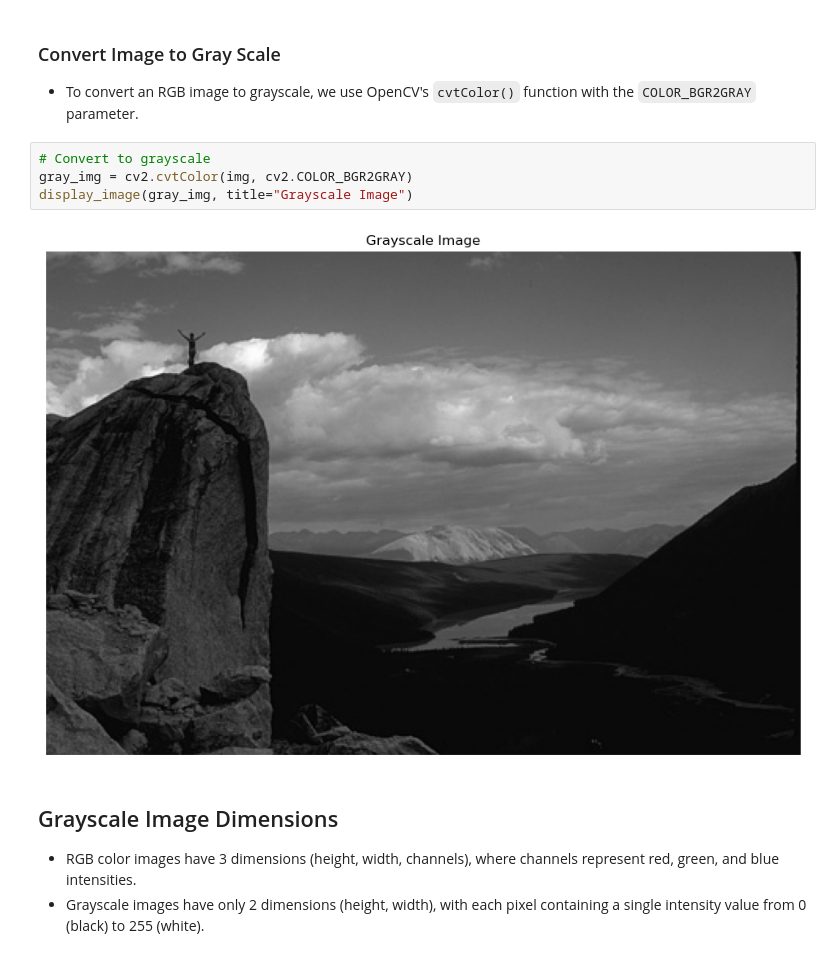
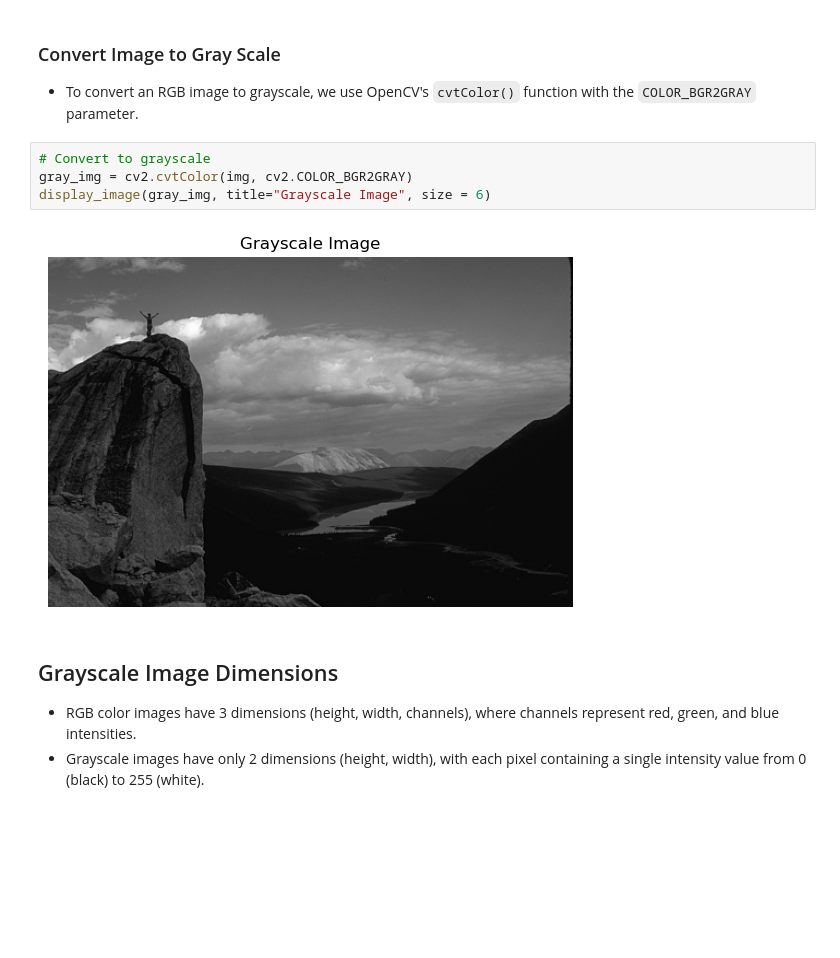
Before and after one commit to dr-saad-la/CS503-Computer-Vision, a Jupyter notebook: 01-image-processing/03-gray-scale-images.ipynb, the cells around one changed output. Drawn from its saved outputs; the diff is of its cells as text; blank space fills up the shorter version.

```diff
--- a/01-image-processing/03-gray-scale-images.ipynb
+++ b/01-image-processing/03-gray-scale-images.ipynb
@@ -98,9 +98,9 @@ display_image(img, title="Original Image")
 # %%
 # Convert to grayscale
 gray_img = cv2.cvtColor(img, cv2.COLOR_BGR2GRAY)
-display_image(gray_img, title="Grayscale Image")
+display_image(gray_img, title="Grayscale Image", size = 6)
 # %% [output]
-[figure, old version]
+[figure, new version]
 # %% [markdown]
 ## Grayscale Image Dimensions
 
```
Also changed, not shown: parts of 1 cell of this notebook.
